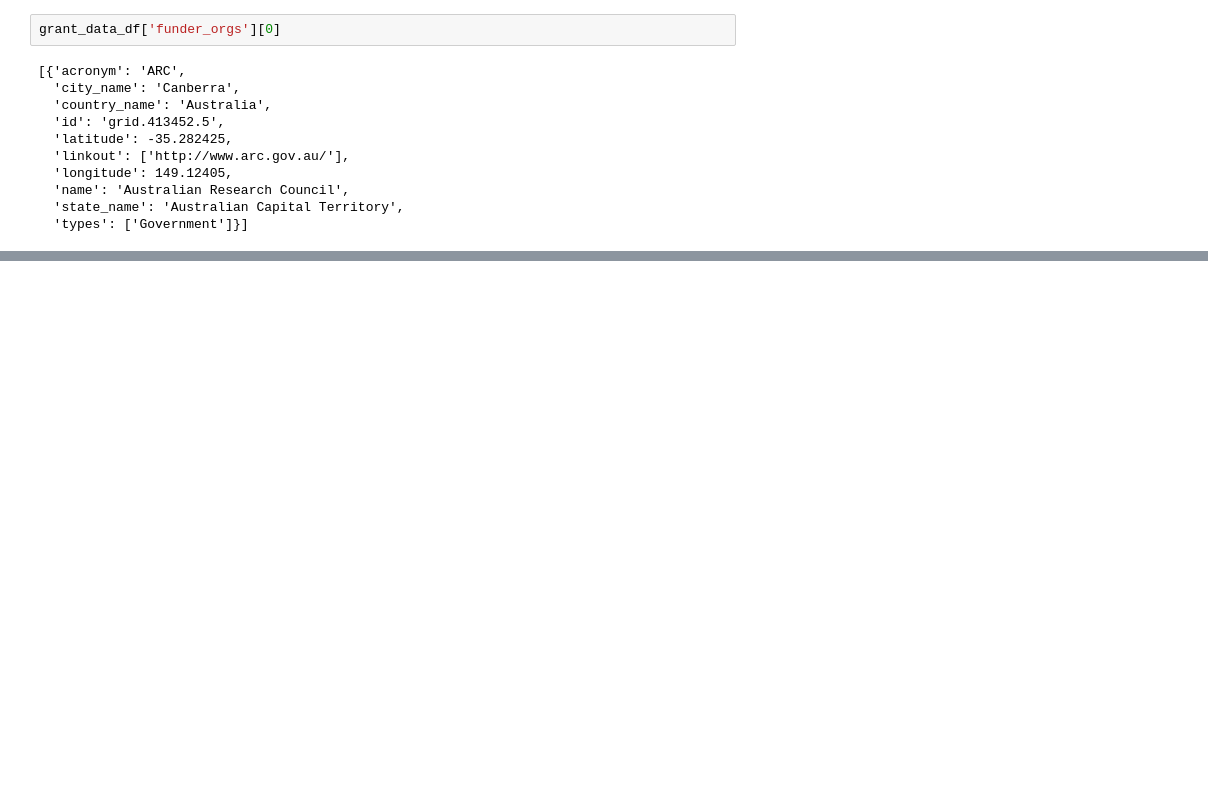
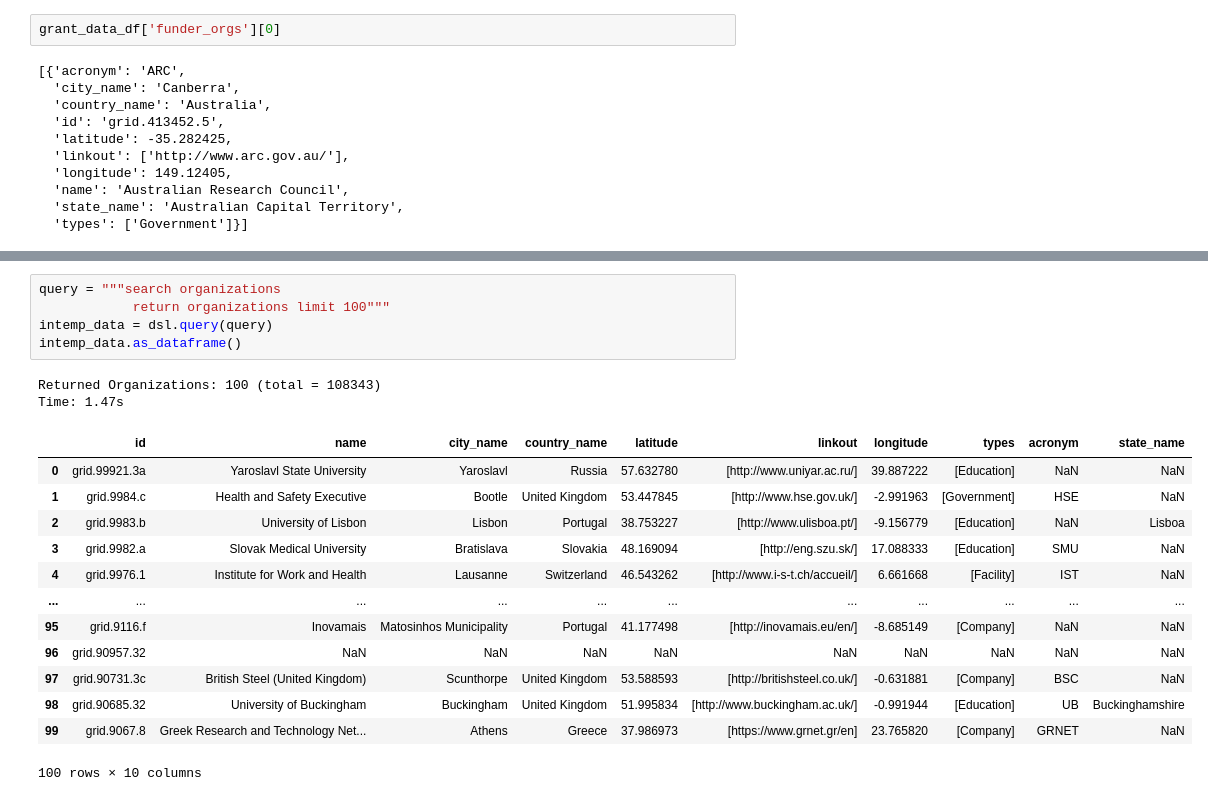
Before and after one commit to awekim/dimensions_data, a Jupyter notebook: Dimensions_funding_imports.ipynb, the cells around one changed output, grey strips where cells are left out. Cells and saved outputs as stored; diff of their text form; blank space fills up the shorter version.

```diff
--- a/Dimensions_funding_imports.ipynb
+++ b/Dimensions_funding_imports.ipynb
@@ -129,0 +186,21 @@ grant_data_df['funder_orgs'][0]
+# %%
+query = """search organizations
+            return organizations limit 100"""
+intemp_data = dsl.query(query)
+intemp_data.as_dataframe()
+# %% [output]
+Returned Organizations: 100 (total = 108343)
+Time: 1.47s
+|  | id | name | city_name | country_name | latitude | linkout | longitude | types | acronym | state_name |
+| 0 | grid.99921.3a | Yaroslavl State University | Yaroslavl | Russia | 57.632780 | [http://www.uniyar.ac.ru/] | 39.887222 | [Education] | NaN | NaN |
+| 1 | grid.9984.c | Health and Safety Executive | Bootle | United Kingdom | 53.447845 | [http://www.hse.gov.uk/] | -2.991963 | [Government] | HSE | NaN |
+| 2 | grid.9983.b | University of Lisbon | Lisbon | Portugal | 38.753227 | [http://www.ulisboa.pt/] | -9.156779 | [Education] | NaN | Lisboa |
+| 3 | grid.9982.a | Slovak Medical University | Bratislava | Slovakia | 48.169094 | [http://eng.szu.sk/] | 17.088333 | [Education] | SMU | NaN |
+| 4 | grid.9976.1 | Institute for Work and Health | Lausanne | Switzerland | 46.543262 | [http://www.i-s-t.ch/accueil/] | 6.661668 | [Facility] | IST | NaN |
+| ... | ... | ... | ... | ... | ... | ... | ... | ... | ... | ... |
+| 95 | grid.9116.f | Inovamais | Matosinhos Municipality | Portugal | 41.177498 | [http://inovamais.eu/en/] | -8.685149 | [Company] | NaN | NaN |
+| 96 | grid.90957.32 | NaN | NaN | NaN | NaN | NaN | NaN | NaN | NaN | NaN |
+| 97 | grid.90731.3c | British Steel (United Kingdom) | Scunthorpe | United Kingdom | 53.588593 | [http://britishsteel.co.uk/] | -0.631881 | [Company] | BSC | NaN |
+| 98 | grid.90685.32 | University of Buckingham | Buckingham | United Kingdom | 51.995834 | [http://www.buckingham.ac.uk/] | -0.991944 | [Education] | UB | Buckinghamshire |
+| 99 | grid.9067.8 | Greek Research and Technology Net... | Athens | Greece | 37.986973 | [https://www.grnet.gr/en] | 23.765820 | [Company] | GRNET | NaN |
+100 rows × 10 columns
```
Also changed, not shown: parts of 6 cells of this notebook, 4 other files.
